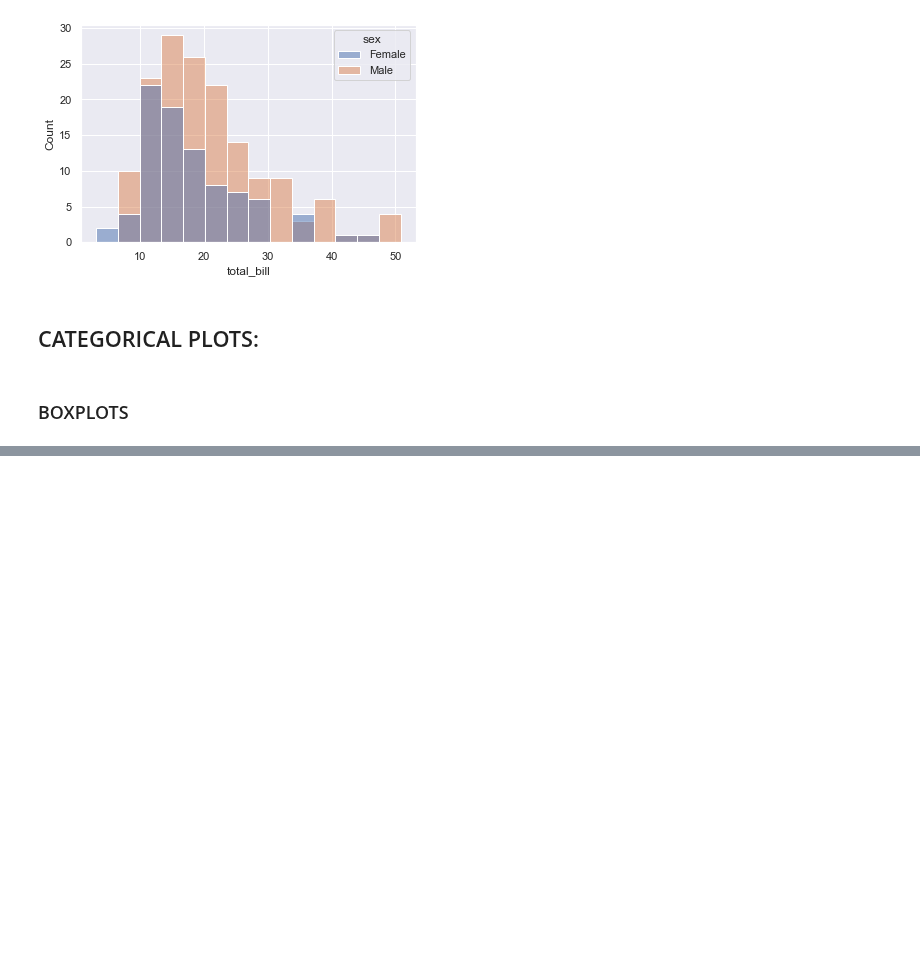
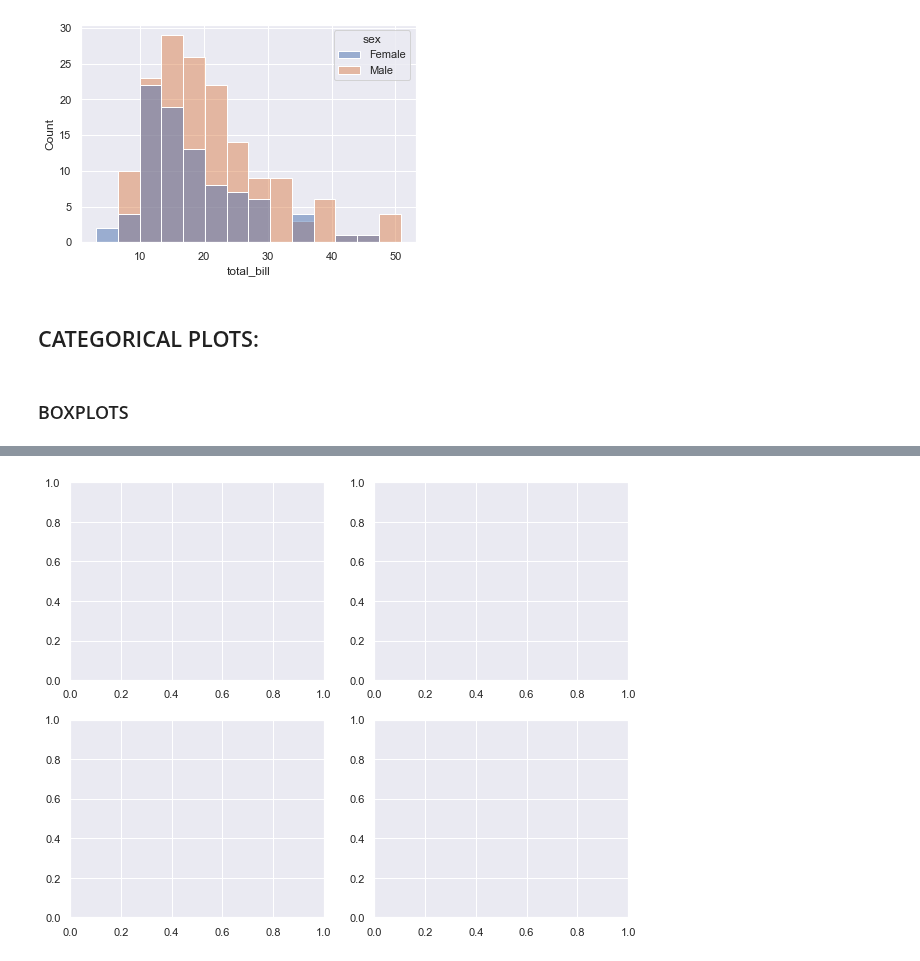
Before and after one commit to natasharivers/numpy-pandas-visualization-exercises, a Jupyter notebook: Seaborn Notes.ipynb, the cells around one changed output, grey strips where cells are left out. Drawn from its saved outputs; the diff is of its cells as text; code cells hidden in the pictures; blank space fills up the shorter version.

```diff
--- a/Seaborn Notes.ipynb
+++ b/Seaborn Notes.ipynb
@@ -262,0 +286,5 @@ sns.histplot(data = tips, x = 'total_bill', hue ='sex')
+# %%
+#create plots firest
+fig, ax = plt.subplots(2,2, figsize = (10,8))
+# %% [output]
+[figure, added]
```
Also changed, not shown: parts of 9 cells of this notebook, 1 other file.
